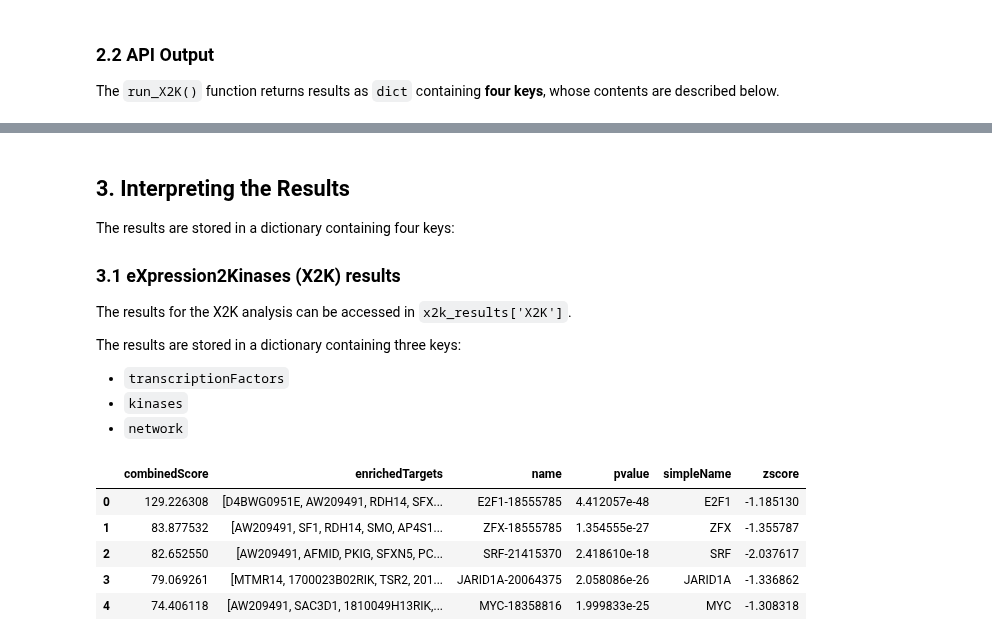
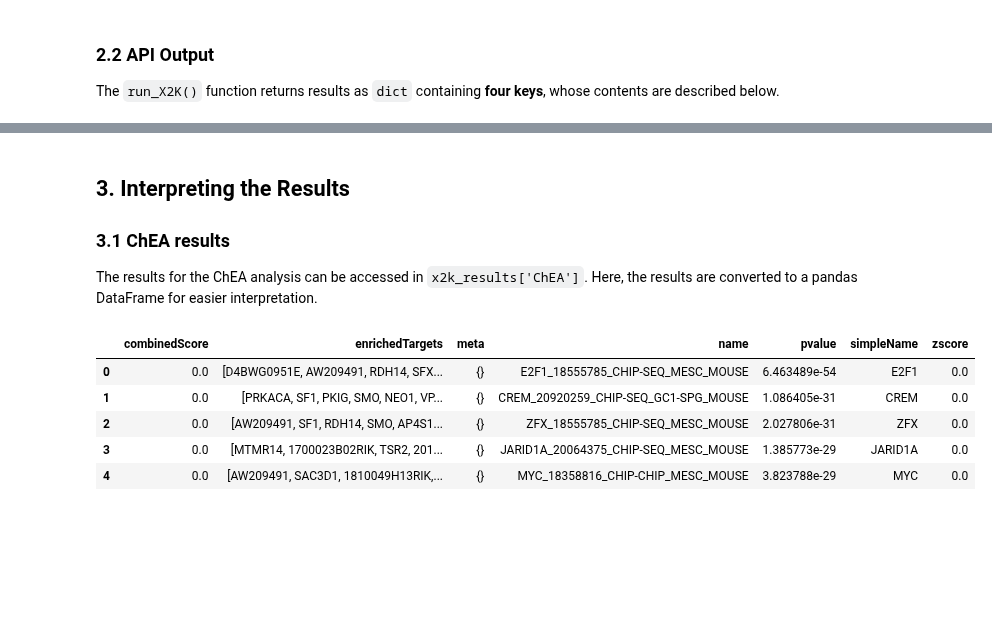
Before and after one commit to MaayanLab/x2k_web, a Jupyter notebook: src/main/webapp/notebooks/x2k_api_notebook.ipynb, the cells around one changed output, grey strips where cells are left out. Cells and saved outputs as stored; diff of their text form; code cells hidden in the pictures; blank space fills up the shorter version.

```diff
--- a/src/main/webapp/notebooks/x2k_api_notebook.ipynb
+++ b/src/main/webapp/notebooks/x2k_api_notebook.ipynb
@@ -208,26 +361,20 @@ The `run_X2K()` function returns results as `dict` containing **four keys**, who
 </table>
 # %% [markdown]
 ## 3. <span id="3">Interpreting the Results</span>
-The results are stored in a dictionary containing four keys:
 
-### 3.1 <span id="x2k">eXpression2Kinases (X2K) results</span>
-The results for the X2K analysis can be accessed in <code>x2k_results['X2K']</code>.
-
-The results are stored in a dictionary containing three keys:
-* `transcriptionFactors`
-* `kinases`
-* `network`
+### 3.1 <span id="chea">ChEA results</span>
+The results for the ChEA analysis can be accessed in <code>x2k_results['ChEA']</code>. Here, the results are converted to a pandas DataFrame for easier interpretation.
 # %%
-# Import modules
+# Import pandas
 import pandas as pd
 
-# Transcription factor dataframe
-tf_dataframe = pd.DataFrame(x2k_results['X2K']['transcriptionFactors'])
-tf_dataframe.head()
+# Read results
+chea_dataframe = pd.DataFrame(x2k_results['ChEA'])
+chea_dataframe.head()
 # %% [output]
-|  | combinedScore | enrichedTargets | name | pvalue | simpleName | zscore |
-| 0 | 129.226308 | [D4BWG0951E, AW209491, RDH14, SFX... | E2F1-18555785 | 4.412057e-48 | E2F1 | -1.185130 |
-| 1 | 83.877532 | [AW209491, SF1, RDH14, SMO, AP4S1... | ZFX-18555785 | 1.354555e-27 | ZFX | -1.355787 |
-| 2 | 82.652550 | [AW209491, AFMID, PKIG, SFXN5, PC... | SRF-21415370 | 2.418610e-18 | SRF | -2.037617 |
-| 3 | 79.069261 | [MTMR14, 1700023B02RIK, TSR2, 201... | JARID1A-20064375 | 2.058086e-26 | JARID1A | -1.336862 |
-| 4 | 74.406118 | [AW209491, SAC3D1, 1810049H13RIK,... | MYC-18358816 | 1.999833e-25 | MYC | -1.308318 |
+|  | combinedScore | enrichedTargets | meta | name | pvalue | simpleName | zscore |
+| 0 | 0.0 | [D4BWG0951E, AW209491, RDH14, SFX... | {} | E2F1_18555785_CHIP-SEQ_MESC_MOUSE | 6.463489e-54 | E2F1 | 0.0 |
+| 1 | 0.0 | [PRKACA, SF1, PKIG, SMO, NEO1, VP... | {} | CREM_20920259_CHIP-SEQ_GC1-SPG_MOUSE | 1.086405e-31 | CREM | 0.0 |
+| 2 | 0.0 | [AW209491, SF1, RDH14, SMO, AP4S1... | {} | ZFX_18555785_CHIP-SEQ_MESC_MOUSE | 2.027806e-31 | ZFX | 0.0 |
+| 3 | 0.0 | [MTMR14, 1700023B02RIK, TSR2, 201... | {} | JARID1A_20064375_CHIP-SEQ_MESC_MOUSE | 1.385773e-29 | JARID1A | 0.0 |
+| 4 | 0.0 | [AW209491, SAC3D1, 1810049H13RIK,... | {} | MYC_18358816_CHIP-CHIP_MESC_MOUSE | 3.823788e-29 | MYC | 0.0 |
```
Also changed, not shown: parts of 29 cells of this notebook, 6 other files.
